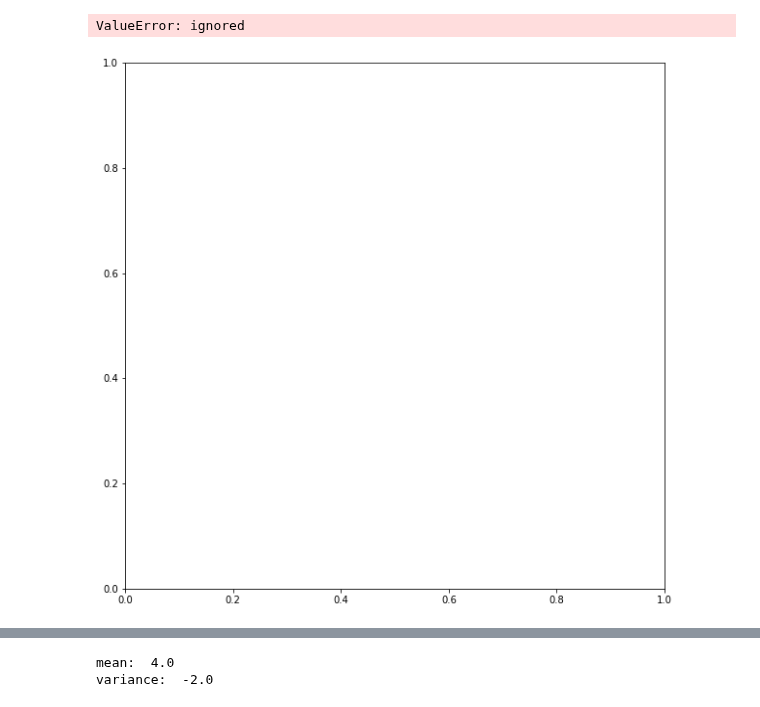
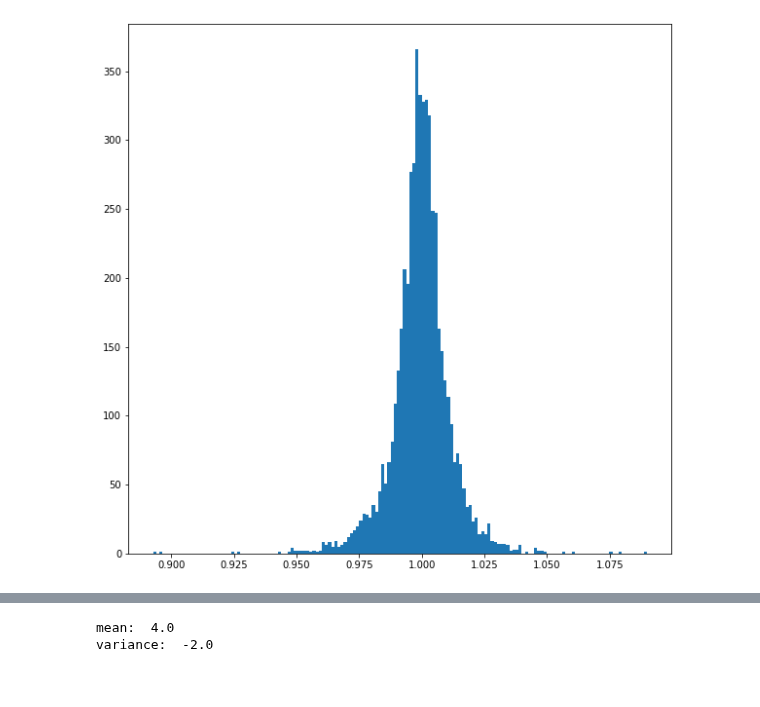
Before and after one commit to yeonghun00/stock-notes, a Jupyter notebook: optimized_position_analysis.ipynb, the cells around one changed output, grey strips where cells are left out. Drawn from its saved outputs; the diff is of its cells as text; code cells hidden in the pictures.

```diff
--- a/optimized_position_analysis.ipynb
+++ b/optimized_position_analysis.ipynb
@@ -64,0 +66,5 @@ b
+# %%
+stock = Stock('KOSPI')
+df = stock.get_price('20000101')
+df['Change'] = round(df['Close'] / df['Open'], 4)
+df
@@ -70,14 +90,12 @@ sampled_df = df
 # %%
 # 확률분포
-
 import matplotlib.pyplot as plt
 
 plt.subplots(figsize=(10, 10))
-plt.hist(df['Change'], bins='auto')
+plt.hist(df[np.isfinite(df['Change'])]['Change'], bins= 'auto')
 plt.show()
 # %% [output]
-ValueError: ignored
-[figure, old version]
+[figure, new version]
 # %%
 print('lowest 5th percentile: ', round(np.percentile(sampled_df['Change'], 5), 5))
 print('highest 5th percentile: ', round(np.percentile(sampled_df['Change'], 95), 5))
```
Also changed, not shown: parts of 13 cells of this notebook.
